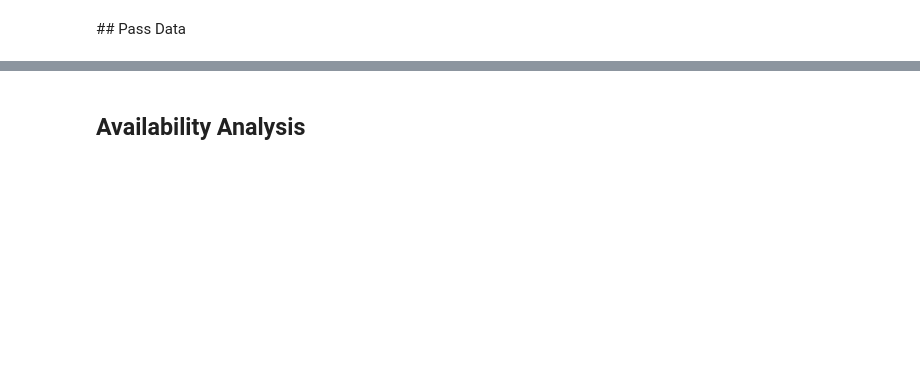
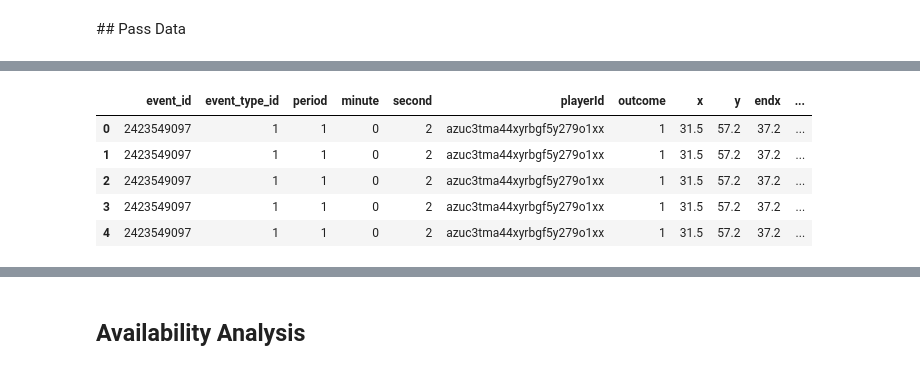
Before and after one commit to GabrielGausachs/OptaChallenge_Clustering_Player_Styles, a Jupyter notebook: tutorials/OptaVision_pass_predictions_OptaForum24.ipynb, the cells around one changed output, grey strips where cells are left out. Drawn from its saved outputs; the diff is of its cells as text; code cells hidden in the pictures; blank space fills up the shorter version.

Commit message:
add events

```diff
--- a/tutorials/OptaVision_pass_predictions_OptaForum24.ipynb
+++ b/tutorials/OptaVision_pass_predictions_OptaForum24.ipynb
@@ -158,27 +272,36 @@ useful_pass_cols = ['id', 'typeId',
 # %%
 # tidy column names
 passes = pass_events_with_info[useful_pass_cols].rename(columns={"typeId":"event_type_id",
                                                                  "id":"event_id",
                                                                  "periodId": "period",
                                                                  "timeMin": "minute",
                                                                  "timeSec": "second",
                                                                  "Pass End X": "endx",
                                                                  "Pass End Y": "endy",
                                                                  "xThreat.applied": "xThreat",
                                                                  "keyPass": "chance_created",
                                                                  "positionX": "x_option",
                                                                  "positionY": "y_option",
                                                                  "predictions.expectedPassReceiver.value": "xR_option",
                                                                  "predictions.expectedPassCompletion.value": "xP_option",
                                                                  "predictions.expectedThreat.value": "xT_option",
                                                                  "predictions.passOptionQuality.value": "pass_option_quality",
                                                                  "positionX_target": "x_target",
                                                                  "positionY_target": "y_target",
                                                                  "predictions.expectedPassReceiver.value_target": "xR_target",
                                                                  "predictions.expectedPassCompletion.value_target": "xP_target",
                                                                  "predictions.expectedThreat.value_target": "xT_target",
                                                                  "predictions.passOptionQuality.value_target": "pass_option_quality_target"
                                                                 })
+
+passes.head()
+# %% [output]
+|  | event_id | event_type_id | period | minute | second | playerId | outcome | x | y | endx | ... |
+| 0 | 2423549097 | 1 | 1 | 0 | 2 | azuc3tma44xyrbgf5y279o1xx | 1 | 31.5 | 57.2 | 37.2 | ... |
+| 1 | 2423549097 | 1 | 1 | 0 | 2 | azuc3tma44xyrbgf5y279o1xx | 1 | 31.5 | 57.2 | 37.2 | ... |
+| 2 | 2423549097 | 1 | 1 | 0 | 2 | azuc3tma44xyrbgf5y279o1xx | 1 | 31.5 | 57.2 | 37.2 | ... |
+| 3 | 2423549097 | 1 | 1 | 0 | 2 | azuc3tma44xyrbgf5y279o1xx | 1 | 31.5 | 57.2 | 37.2 | ... |
+| 4 | 2423549097 | 1 | 1 | 0 | 2 | azuc3tma44xyrbgf5y279o1xx | 1 | 31.5 | 57.2 | 37.2 | ... |
 # %%
 # assign columns as numeric
 numeric_cols = ['xR_option', 'xP_option', 'xT_option', 'xR_target', 'xP_target', 'xT_target', 'x', 'y']
```
Also changed, not shown: parts of 27 cells of this notebook, 10 other files.
